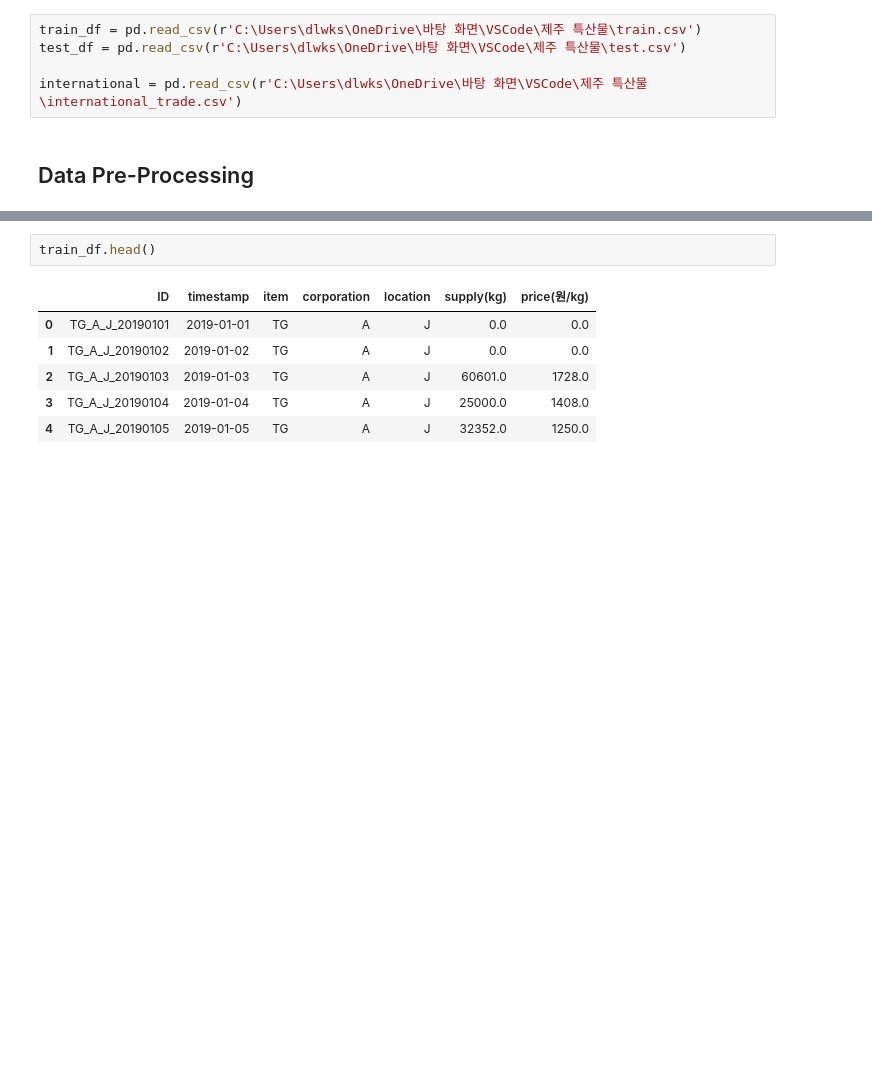
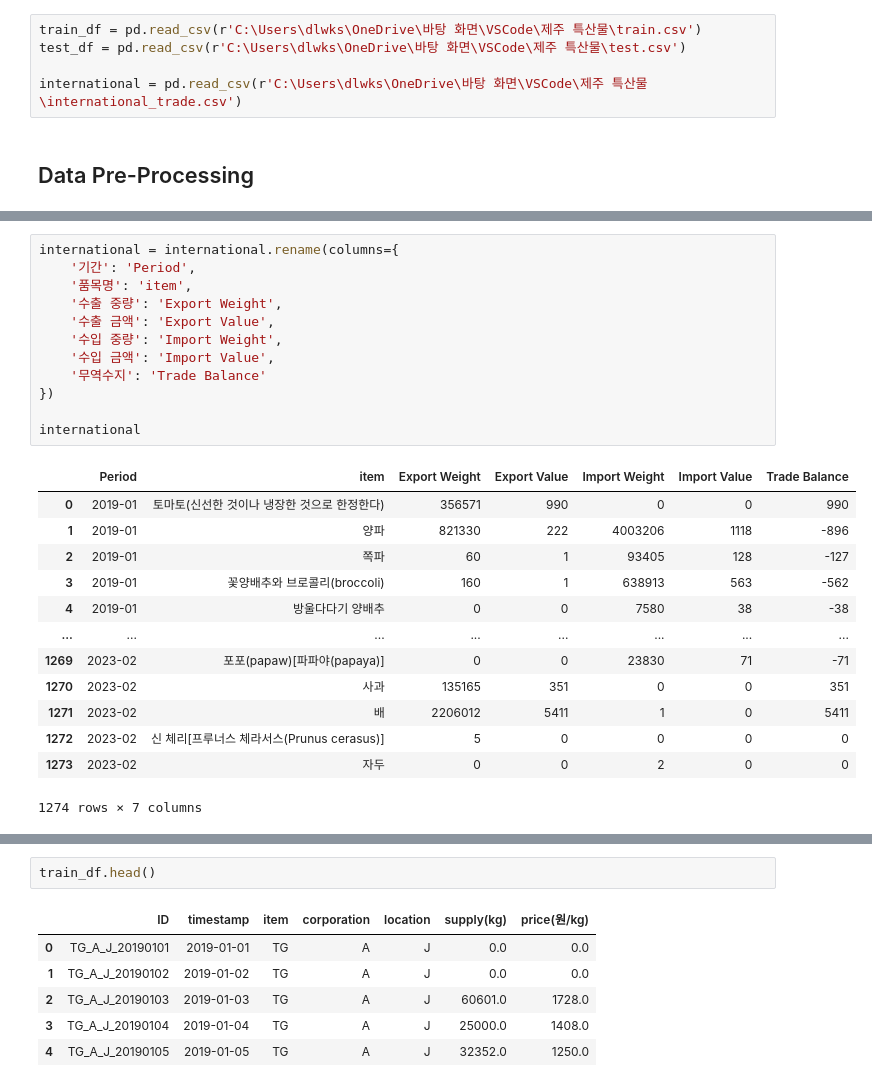
Before and after one commit to dlwls22/DACON_JeJu-Specialties, a Jupyter notebook: JeJu-Specialties.ipynb, the cells around one changed output, grey strips where cells are left out. Saved outputs shown, nothing was run; the diff lists cells and outputs as text; blank space fills up the shorter version.

```diff
--- a/JeJu-Specialties.ipynb
+++ b/JeJu-Specialties.ipynb
@@ -48,0 +74,26 @@ international = pd.read_csv(r'C:\Users\dlwks\OneDrive\바탕 화면\VSCode\제
+# %%
+international = international.rename(columns={
+    '기간': 'Period',
+    '품목명': 'item',
+    '수출 중량': 'Export Weight',
+    '수출 금액': 'Export Value',
+    '수입 중량': 'Import Weight',
+    '수입 금액': 'Import Value',
+    '무역수지': 'Trade Balance'
+})
+
+international
+# %% [output]
+|  | Period | item | Export Weight | Export Value | Import Weight | Import Value | Trade Balance |
+| 0 | 2019-01 | 토마토(신선한 것이나 냉장한 것으로 한정한다) | 356571 | 990 | 0 | 0 | 990 |
+| 1 | 2019-01 | 양파 | 821330 | 222 | 4003206 | 1118 | -896 |
+| 2 | 2019-01 | 쪽파 | 60 | 1 | 93405 | 128 | -127 |
+| 3 | 2019-01 | 꽃양배추와 브로콜리(broccoli) | 160 | 1 | 638913 | 563 | -562 |
+| 4 | 2019-01 | 방울다다기 양배추 | 0 | 0 | 7580 | 38 | -38 |
+| ... | ... | ... | ... | ... | ... | ... | ... |
+| 1269 | 2023-02 | 포포(papaw)[파파야(papaya)] | 0 | 0 | 23830 | 71 | -71 |
+| 1270 | 2023-02 | 사과 | 135165 | 351 | 0 | 0 | 351 |
+| 1271 | 2023-02 | 배 | 2206012 | 5411 | 1 | 0 | 5411 |
+| 1272 | 2023-02 | 신 체리[프루너스 체라서스(Prunus cerasus)] | 5 | 0 | 0 | 0 | 0 |
+| 1273 | 2023-02 | 자두 | 0 | 0 | 2 | 0 | 0 |
+1274 rows × 7 columns
```
Also changed, not shown: parts of 18 cells of this notebook.
